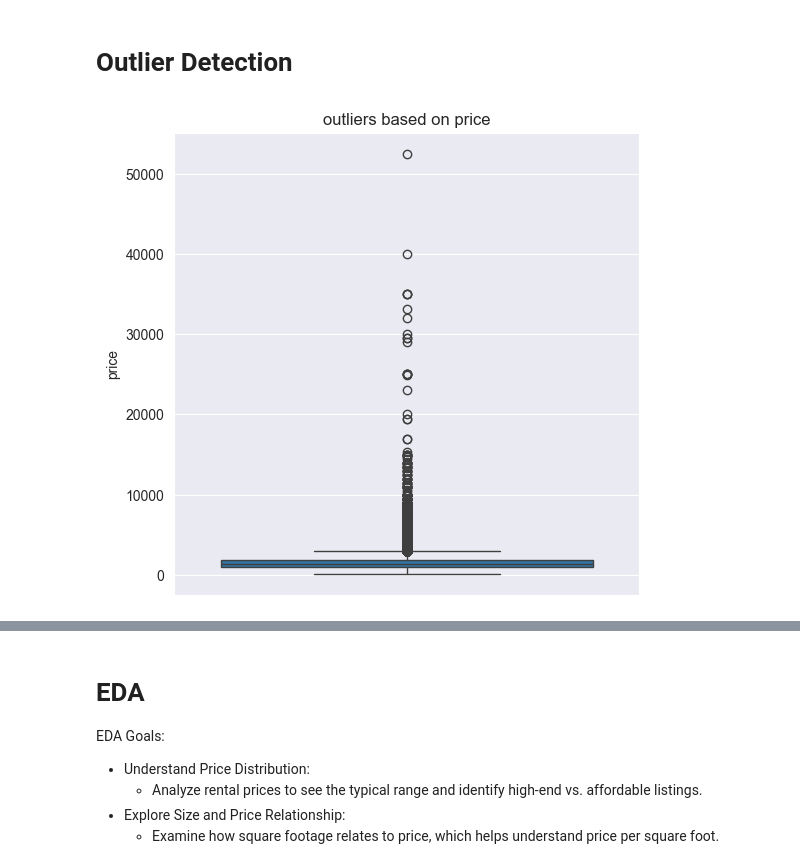
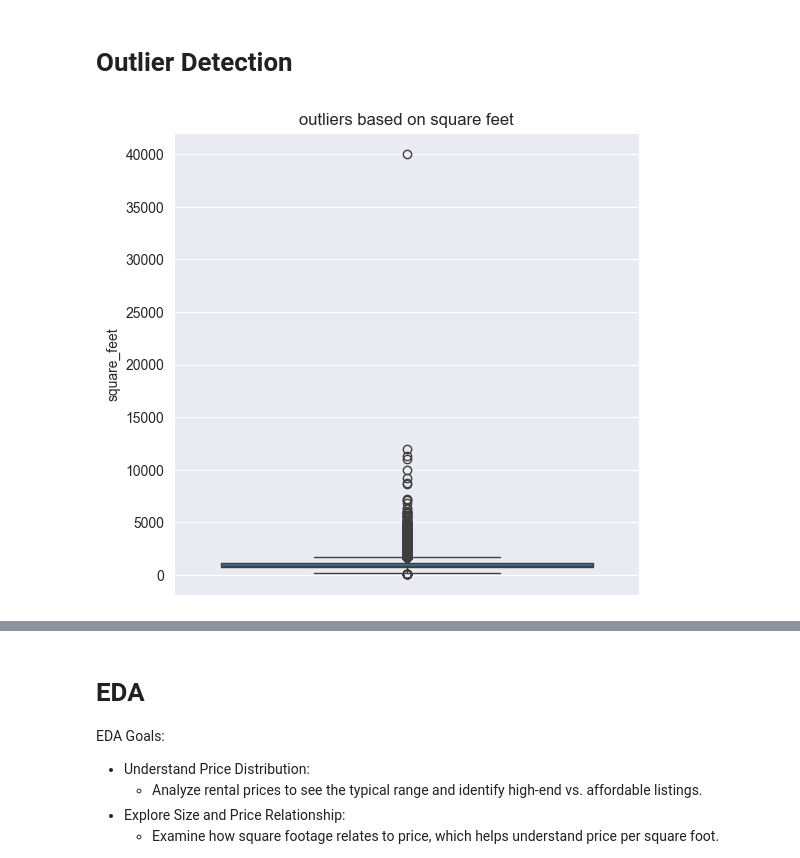
Before and after one commit to Mathias1997/Projekt-Rentprice, a Jupyter notebook: rent_price_exam.ipynb, the cells around one changed output, grey strips where cells are left out. Drawn from its saved outputs; the diff is of its cells as text; code cells hidden in the pictures.

```diff
--- a/rent_price_exam.ipynb
+++ b/rent_price_exam.ipynb
@@ -362,0 +365,3 @@ data.drop(data[data['cityname'] == 'No cityname'].index, inplace=True)
+# %%
+cities_few_instances = data.groupby('cityname')['cityname'].agg('count').sort_values(ascending=False)
+len(cities_few_instances[cities_few_instances<=10])
@@ -362,0 +370,3 @@ data.drop(data[data['cityname'] == 'No cityname'].index, inplace=True)
+# %%
+cities_few_instances=cities_few_instances[cities_few_instances<=10]
+data.cityname = data.cityname.apply(lambda x: 'Other' if x in cities_few_instances else x)
@@ -477,9 +503,10 @@ data
 # %% [markdown]
 # Outlier Detection
 # %%
+# TBR
 plt.figure(figsize=(6,6 ))
-sns.boxplot(data['price'])
-plt.title("outliers based on price")
+sns.boxplot(data['square_feet'])
+plt.title("outliers based on square feet")
 plt.show()
 # %% [output]
-[figure, old version]
+[figure, new version]
```
Also changed, not shown: parts of 12 cells of this notebook.
